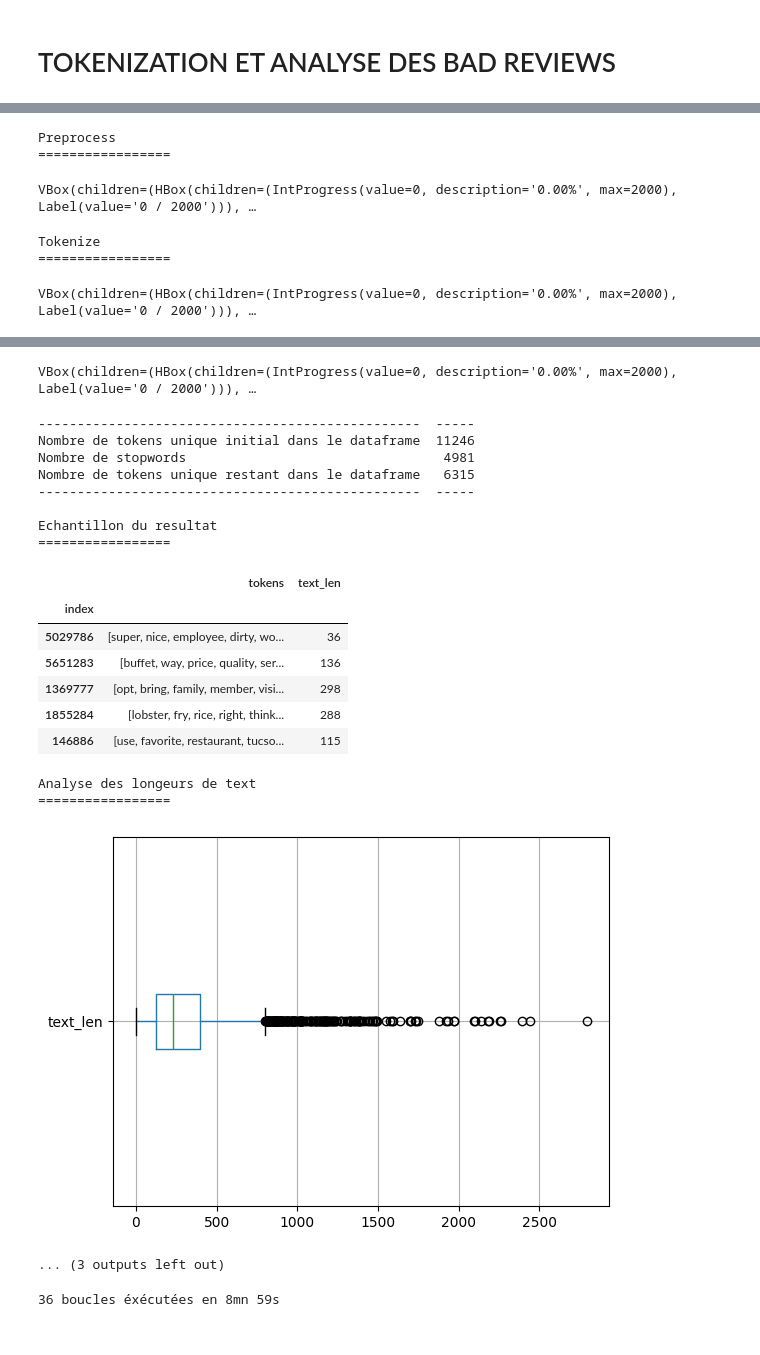
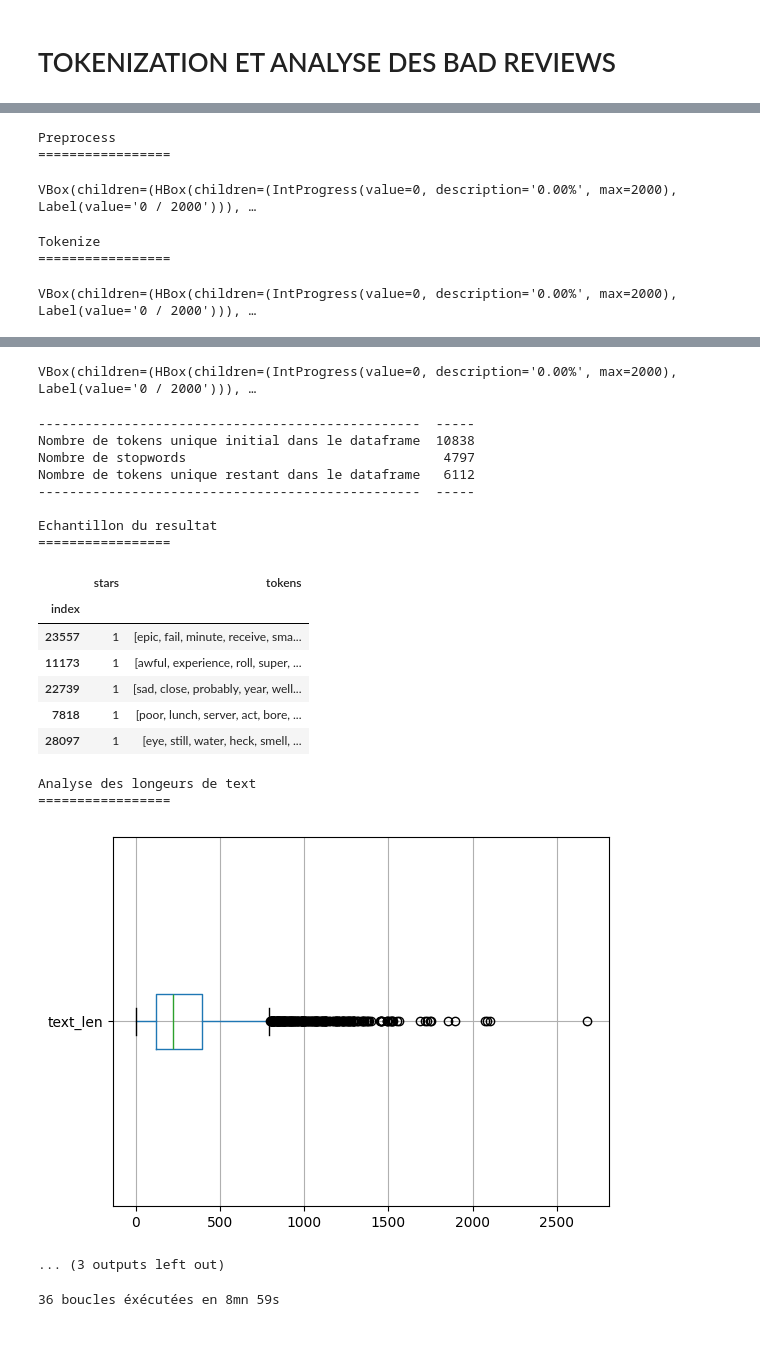
Before and after one commit to CODEheures/oc-ingenieur-ia, a Jupyter notebook: p6/projet/preprocess_text.ipynb, the cells around one changed output, grey strips where cells are left out. Saved outputs shown, nothing was run; the diff lists cells and outputs as text; code cells hidden in the pictures.

```diff
--- a/p6/projet/preprocess_text.ipynb
+++ b/p6/projet/preprocess_text.ipynb
@@ -119,6 +123,9 @@ def tokenize(text):
     tokenizer = RegexpTokenizer(r'(?u)\b\w\w+\b')
     tokens = tokenizer.tokenize(text)
 
+    # Keep tokens with length > 2
+    tokens = [token for token in tokens if len(token) > 2]
+
     # Lematization
     lemmatizer = WordNetLemmatizer()
     tokens = [lemmatizer.lemmatize(word, pos='a') for word in tokens]
@@ -173,6 +180,10 @@ def lda(reviews: pd.DataFrame, n_topics = 10, n_top_words = 10, verbose = 0):
     if verbose > 0: print(tabulate(topics, headers=['Topic n°', 'Categories']))
 
     return topics
+
+def tf_idf():
+    tfidf = TfidfVectorizer(tokenizer=tokenize, stop_words=sw)
+    values = tfidf.fit_transform(token_dict.values())
 # %% [markdown]
 # PREVISUALISATION DES DATASETS
 # %%
@@ -500,7 +578,6 @@ topics = find_topics(reviews_file=bad_reviews_file,
                      drop_most_frequent_words=20,
                      n_topics=5,
                      n_topic_top_words=5,
-                     sample_size = 4000,
                      verbose=3)
 # %% [output]
 Chargement du dataset
@@ -540,21 +618,21 @@ go                         2857
 VBox(children=(HBox(children=(IntProgress(value=0, description='0.00%', max=2000), Label(value='0 / 2000'))), …
 -------------------------------------------------  -----
-Nombre de tokens unique initial dans le dataframe  11246
-Nombre de stopwords                                 4981
-Nombre de tokens unique restant dans le dataframe   6315
+Nombre de tokens unique initial dans le dataframe  10838
+Nombre de stopwords                                 4797
+Nombre de tokens unique restant dans le dataframe   6112
 -------------------------------------------------  -----
 
 Echantillon du resultat
 =================
-|  | tokens | text_len |
+|  | stars | tokens |
 | index |  |  |
-| 5029786 | [super, nice, employee, dirty, wo... | 36 |
-| 5651283 | [buffet, way, price, quality, ser... | 136 |
-| 1369777 | [opt, bring, family, member, visi... | 298 |
-| 1855284 | [lobster, fry, rice, right, think... | 288 |
-| 146886 | [use, favorite, restaurant, tucso... | 115 |
+| 23557 | 1 | [epic, fail, minute, receive, sma... |
+| 11173 | 1 | [awful, experience, roll, super, ... |
+| 22739 | 1 | [sad, close, probably, year, well... |
+| 7818 | 1 | [poor, lunch, server, act, bore, ... |
+| 28097 | 1 | [eye, still, water, heck, smell, ... |
 Analyse des longeurs de text
 =================
-[figure, old version]
+[figure, new version]
 ... (3 outputs left out)
 # %%
```
Also changed, not shown: parts of 13 cells of this notebook.
